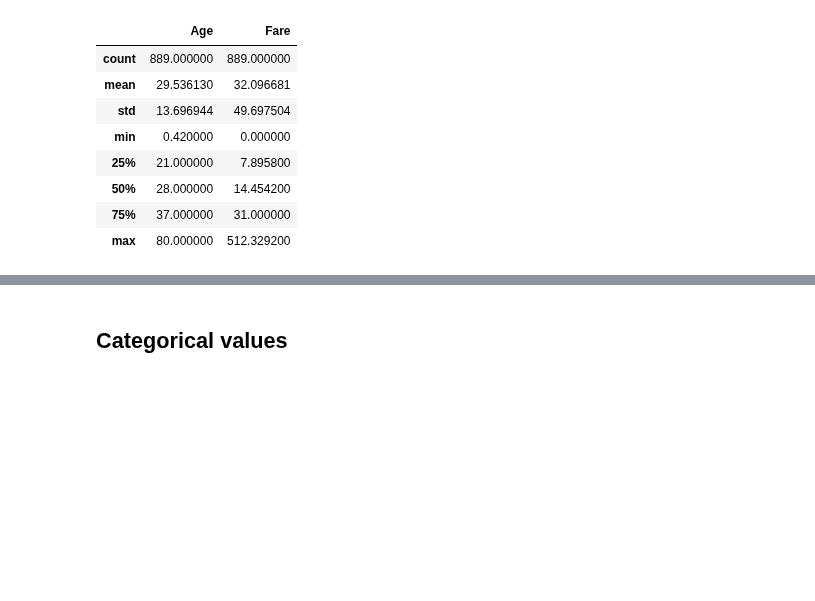
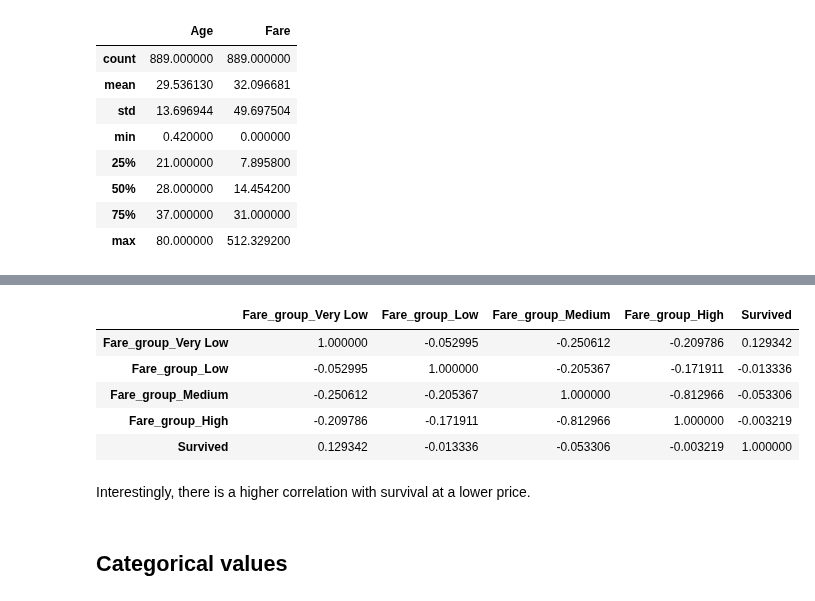
Before and after one commit to IngElecPuc/KaggleChallenges, a Jupyter notebook: titanic_eda.ipynb, the cells around one changed output, grey strips where cells are left out. Saved outputs shown, nothing was run; the diff lists cells and outputs as text; code cells hidden in the pictures; blank space fills up the shorter version.

```diff
--- a/titanic_eda.ipynb
+++ b/titanic_eda.ipynb
@@ -198,3 +263,23 @@ plt.show()
+# %%
+subset = train_w.copy()
+bins = [0, 8, 15, 31, np.inf]
+labels = ['Very Low', 'Low', 'Medium', 'High']
+subset['Fare_group'] = pd.cut(subset['Age'], bins=bins, labels=labels, right=False)
+
+age_group_dummies = pd.get_dummies(subset['Fare_group'], prefix='Fare_group')
+subset = pd.concat([subset, age_group_dummies.astype(int)], axis=1)
+newlabels = [f'Fare_group_{label}' for label in labels]
+newlabels.append('Survived')
+subset[newlabels].corr()
+# %% [output]
+|  | Fare_group_Very Low | Fare_group_Low | Fare_group_Medium | Fare_group_High | Survived |
+| Fare_group_Very Low | 1.000000 | -0.052995 | -0.250612 | -0.209786 | 0.129342 |
+| Fare_group_Low | -0.052995 | 1.000000 | -0.205367 | -0.171911 | -0.013336 |
+| Fare_group_Medium | -0.250612 | -0.205367 | 1.000000 | -0.812966 | -0.053306 |
+| Fare_group_High | -0.209786 | -0.171911 | -0.812966 | 1.000000 | -0.003219 |
+| Survived | 0.129342 | -0.013336 | -0.053306 | -0.003219 | 1.000000 |
+# %% [markdown]
+Interestingly, there is a higher correlation with survival at a lower price.
 # %% [markdown]
 ## Categorical values
 # %%
```
Also changed, not shown: parts of 15 cells of this notebook.
